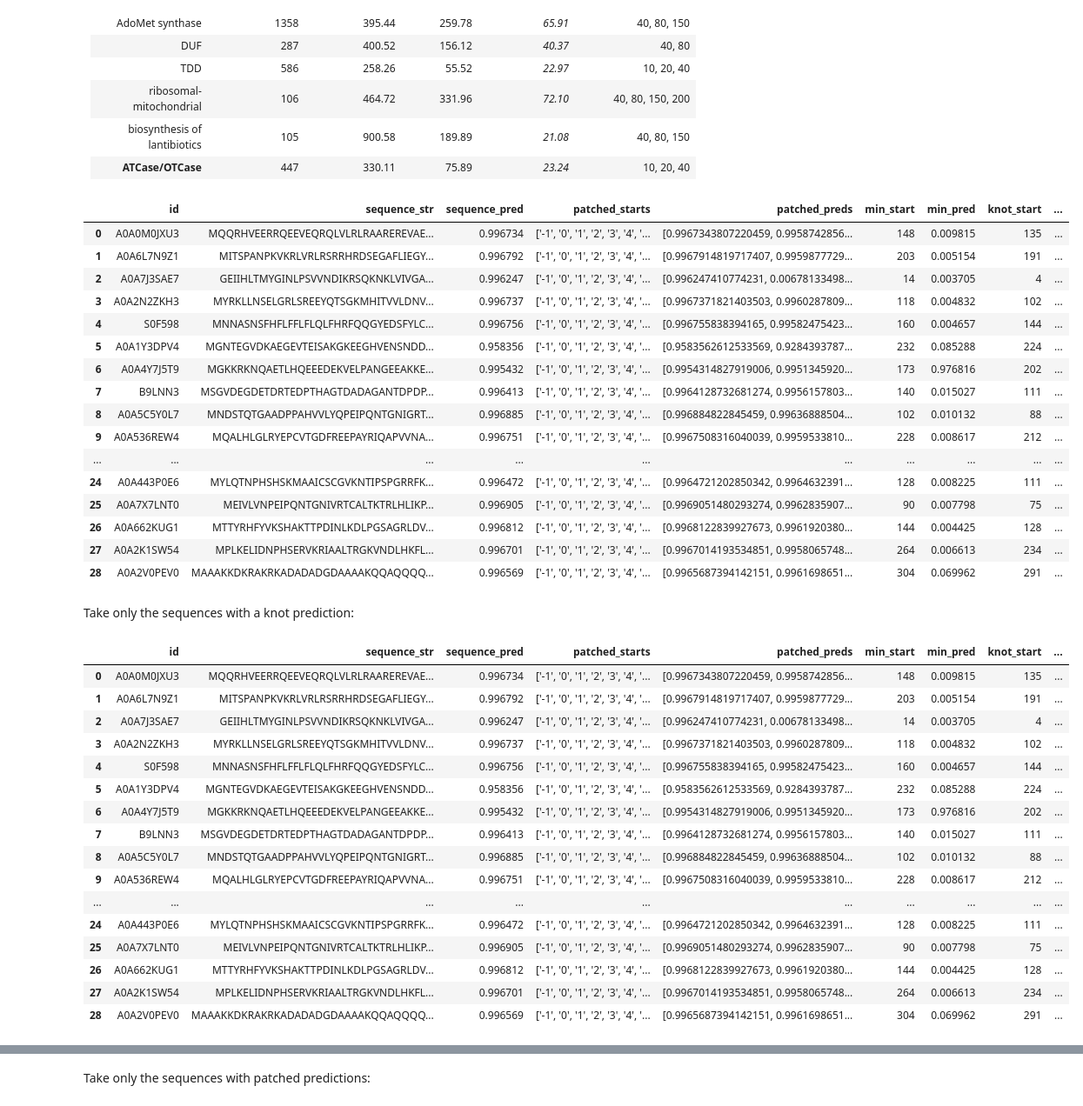
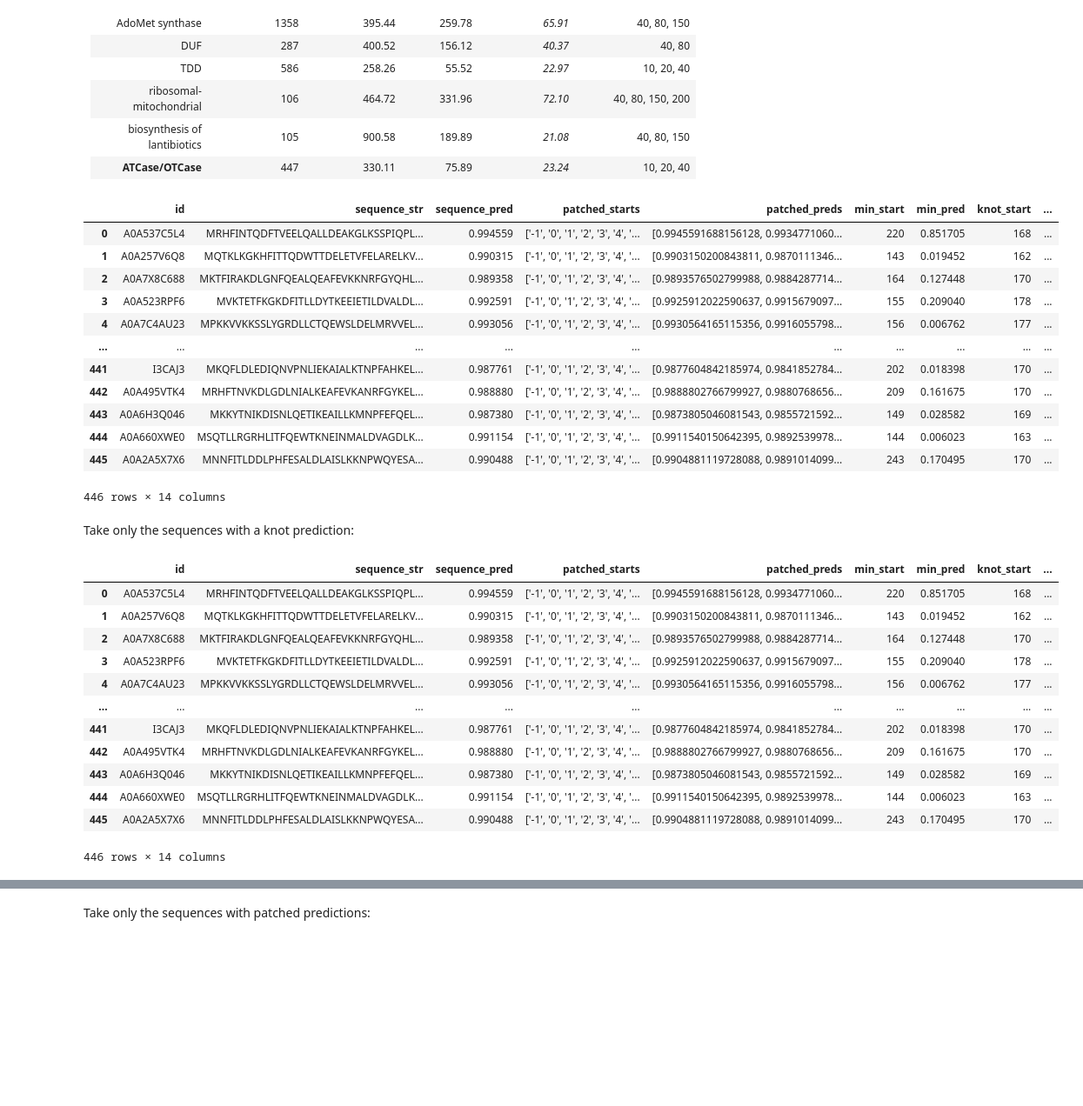
Before and after one commit to ML-Bioinfo-CEITEC/pknots_experiments, a Jupyter notebook: Interpretability/patching/M1/patching_script/display_patch_results.ipynb, the cells around one changed output, grey strips where cells are left out. Shown at 87% size. Cells and saved outputs as stored; diff of their text form; code cells hidden in the pictures; blank space fills up the shorter version.

```diff
--- a/Interpretability/patching/M1/patching_script/display_patch_results.ipynb
+++ b/Interpretability/patching/M1/patching_script/display_patch_results.ipynb
@@ -17,32 +17,27 @@ Patch sizes the team agreed on:
 | biosynthesis of lantibiotics | 105 | 900.58 | 189.89 | *21.08* | 40, 80, 150 |
 | **ATCase/OTCase** | 447 | 330.11 | 75.89 | *23.24* | 10, 20, 40 |
 # %%
-from datasets import Dataset, load_dataset
 import pandas as pd
 
-INPUT_CSV = f'/home/jovyan/data/patch_outputs//reduced_preds_overlaps_test_f_SPOUT_ps_50_v2023d.csv'
-PATCH_SIZE = 50
+INPUT_CSV = f'/home/jovyan/data/patch_outputs/reduced_preds_overlaps_test_f_ATCaseOTCase_ps_40_v2023d.csv'
+PATCH_SIZE = 40
 
 df = pd.read_csv(INPUT_CSV, sep=';')
 df
 # %% [output]
 |  | id | sequence_str | sequence_pred | patched_starts | patched_preds | min_start | min_pred | knot_start | ... |
-| 0 | A0A0M0JXU3 | MQQRHVEERRQEEVEQRQLVLRLRAAREREVAE... | 0.996734 | ['-1', '0', '1', '2', '3', '4', '... | [0.9967343807220459, 0.9958742856... | 148 | 0.009815 | 135 | ... |
-| 1 | A0A6L7N9Z1 | MITSPANPKVKRLVRLRSRRHRDSEGAFLIEGY... | 0.996792 | ['-1', '0', '1', '2', '3', '4', '... | [0.9967914819717407, 0.9959877729... | 203 | 0.005154 | 191 | ... |
-| 2 | A0A7J3SAE7 | GEIIHLTMYGINLPSVVNDIKRSQKNKLVIVGA... | 0.996247 | ['-1', '0', '1', '2', '3', '4', '... | [0.996247410774231, 0.00678133498... | 14 | 0.003705 | 4 | ... |
-| 3 | A0A2N2ZKH3 | MYRKLLNSELGRLSREEYQTSGKMHITVVLDNV... | 0.996737 | ['-1', '0', '1', '2', '3', '4', '... | [0.9967371821403503, 0.9960287809... | 118 | 0.004832 | 102 | ... |
-| 4 | S0F598 | MNNASNSFHFLFFLFLQLFHRFQQGYEDSFYLC... | 0.996756 | ['-1', '0', '1', '2', '3', '4', '... | [0.996755838394165, 0.99582475423... | 160 | 0.004657 | 144 | ... |
-| 5 | A0A1Y3DPV4 | MGNTEGVDKAEGEVTEISAKGKEEGHVENSNDD... | 0.958356 | ['-1', '0', '1', '2', '3', '4', '... | [0.9583562612533569, 0.9284393787... | 232 | 0.085288 | 224 | ... |
-| 6 | A0A4Y7J5T9 | MGKKRKNQAETLHQEEEDEKVELPANGEEAKKE... | 0.995432 | ['-1', '0', '1', '2', '3', '4', '... | [0.9954314827919006, 0.9951345920... | 173 | 0.976816 | 202 | ... |
-| 7 | B9LNN3 | MSGVDEGDETDRTEDPTHAGTDADAGANTDPDP... | 0.996413 | ['-1', '0', '1', '2', '3', '4', '... | [0.9964128732681274, 0.9956157803... | 140 | 0.015027 | 111 | ... |
-| 8 | A0A5C5Y0L7 | MNDSTQTGAADPPAHVVLYQPEIPQNTGNIGRT... | 0.996885 | ['-1', '0', '1', '2', '3', '4', '... | [0.996884822845459, 0.99636888504... | 102 | 0.010132 | 88 | ... |
-| 9 | A0A536REW4 | MQALHLGLRYEPCVTGDFREEPAYRIQAPVVNA... | 0.996751 | ['-1', '0', '1', '2', '3', '4', '... | [0.9967508316040039, 0.9959533810... | 228 | 0.008617 | 212 | ... |
+| 0 | A0A537C5L4 | MRHFINTQDFTVEELQALLDEAKGLKSSPIQPL... | 0.994559 | ['-1', '0', '1', '2', '3', '4', '... | [0.9945591688156128, 0.9934771060... | 220 | 0.851705 | 168 | ... |
+| 1 | A0A257V6Q8 | MQTKLKGKHFITTQDWTTDELETVFELARELKV... | 0.990315 | ['-1', '0', '1', '2', '3', '4', '... | [0.9903150200843811, 0.9870111346... | 143 | 0.019452 | 162 | ... |
+| 2 | A0A7X8C688 | MKTFIRAKDLGNFQEALQEAFEVKKNRFGYQHL... | 0.989358 | ['-1', '0', '1', '2', '3', '4', '... | [0.9893576502799988, 0.9884287714... | 164 | 0.127448 | 170 | ... |
+| 3 | A0A523RPF6 | MVKTETFKGKDFITLLDYTKEEIETILDVALDL... | 0.992591 | ['-1', '0', '1', '2', '3', '4', '... | [0.9925912022590637, 0.9915679097... | 155 | 0.209040 | 178 | ... |
+| 4 | A0A7C4AU23 | MPKKVVKKSSLYGRDLLCTQEWSLDELMRVVEL... | 0.993056 | ['-1', '0', '1', '2', '3', '4', '... | [0.9930564165115356, 0.9916055798... | 156 | 0.006762 | 177 | ... |
 | ... | ... | ... | ... | ... | ... | ... | ... | ... | ... |
-| 24 | A0A443P0E6 | MYLQTNPHSHSKMAAICSCGVKNTIPSPGRRFK... | 0.996472 | ['-1', '0', '1', '2', '3', '4', '... | [0.9964721202850342, 0.9964632391... | 128 | 0.008225 | 111 | ... |
-| 25 | A0A7X7LNT0 | MEIVLVNPEIPQNTGNIVRTCALTKTRLHLIKP... | 0.996905 | ['-1', '0', '1', '2', '3', '4', '... | [0.9969051480293274, 0.9962835907... | 90 | 0.007798 | 75 | ... |
-| 26 | A0A662KUG1 | MTTYRHFYVKSHAKTTPDINLKDLPGSAGRLDV... | 0.996812 | ['-1', '0', '1', '2', '3', '4', '... | [0.9968122839927673, 0.9961920380... | 144 | 0.004425 | 128 | ... |
-| 27 | A0A2K1SW54 | MPLKELIDNPHSERVKRIAALTRGKVNDLHKFL... | 0.996701 | ['-1', '0', '1', '2', '3', '4', '... | [0.9967014193534851, 0.9958065748... | 264 | 0.006613 | 234 | ... |
-| 28 | A0A2V0PEV0 | MAAAKKDKRAKRKADADADGDAAAAKQQAQQQQ... | 0.996569 | ['-1', '0', '1', '2', '3', '4', '... | [0.9965687394142151, 0.9961698651... | 304 | 0.069962 | 291 | ... |
+| 441 | I3CAJ3 | MKQFLDLEDIQNVPNLIEKAIALKTNPFAHKEL... | 0.987761 | ['-1', '0', '1', '2', '3', '4', '... | [0.9877604842185974, 0.9841852784... | 202 | 0.018398 | 170 | ... |
+| 442 | A0A495VTK4 | MRHFTNVKDLGDLNIALKEAFEVKANRFGYKEL... | 0.988880 | ['-1', '0', '1', '2', '3', '4', '... | [0.9888802766799927, 0.9880768656... | 209 | 0.161675 | 170 | ... |
+| 443 | A0A6H3Q046 | MKKYTNIKDISNLQETIKEAILLKMNPFEFQEL... | 0.987380 | ['-1', '0', '1', '2', '3', '4', '... | [0.9873805046081543, 0.9855721592... | 149 | 0.028582 | 169 | ... |
+| 444 | A0A660XWE0 | MSQTLLRGRHLITFQEWTKNEINMALDVAGDLK... | 0.991154 | ['-1', '0', '1', '2', '3', '4', '... | [0.9911540150642395, 0.9892539978... | 144 | 0.006023 | 163 | ... |
+| 445 | A0A2A5X7X6 | MNNFITLDDLPHFESALDLAISLKKNPWQYESA... | 0.990488 | ['-1', '0', '1', '2', '3', '4', '... | [0.9904881119728088, 0.9891014099... | 243 | 0.170495 | 170 | ... |
+446 rows × 14 columns
 # %% [markdown]
 Take only the sequences with a knot prediction:
 # %%
@@ -51,22 +46,18 @@ df = df.loc[df['sequence_pred'].notnull()]
 df
 # %% [output]
 |  | id | sequence_str | sequence_pred | patched_starts | patched_preds | min_start | min_pred | knot_start | ... |
-| 0 | A0A0M0JXU3 | MQQRHVEERRQEEVEQRQLVLRLRAAREREVAE... | 0.996734 | ['-1', '0', '1', '2', '3', '4', '... | [0.9967343807220459, 0.9958742856... | 148 | 0.009815 | 135 | ... |
-| 1 | A0A6L7N9Z1 | MITSPANPKVKRLVRLRSRRHRDSEGAFLIEGY... | 0.996792 | ['-1', '0', '1', '2', '3', '4', '... | [0.9967914819717407, 0.9959877729... | 203 | 0.005154 | 191 | ... |
-| 2 | A0A7J3SAE7 | GEIIHLTMYGINLPSVVNDIKRSQKNKLVIVGA... | 0.996247 | ['-1', '0', '1', '2', '3', '4', '... | [0.996247410774231, 0.00678133498... | 14 | 0.003705 | 4 | ... |
-| 3 | A0A2N2ZKH3 | MYRKLLNSELGRLSREEYQTSGKMHITVVLDNV... | 0.996737 | ['-1', '0', '1', '2', '3', '4', '... | [0.9967371821403503, 0.9960287809... | 118 | 0.004832 | 102 | ... |
-| 4 | S0F598 | MNNASNSFHFLFFLFLQLFHRFQQGYEDSFYLC... | 0.996756 | ['-1', '0', '1', '2', '3', '4', '... | [0.996755838394165, 0.99582475423... | 160 | 0.004657 | 144 | ... |
-| 5 | A0A1Y3DPV4 | MGNTEGVDKAEGEVTEISAKGKEEGHVENSNDD... | 0.958356 | ['-1', '0', '1', '2', '3', '4', '... | [0.9583562612533569, 0.9284393787... | 232 | 0.085288 | 224 | ... |
-| 6 | A0A4Y7J5T9 | MGKKRKNQAETLHQEEEDEKVELPANGEEAKKE... | 0.995432 | ['-1', '0', '1', '2', '3', '4', '... | [0.9954314827919006, 0.9951345920... | 173 | 0.976816 | 202 | ... |
-| 7 | B9LNN3 | MSGVDEGDETDRTEDPTHAGTDADAGANTDPDP... | 0.996413 | ['-1', '0', '1', '2', '3', '4', '... | [0.9964128732681274, 0.9956157803... | 140 | 0.015027 | 111 | ... |
-| 8 | A0A5C5Y0L7 | MNDSTQTGAADPPAHVVLYQPEIPQNTGNIGRT... | 0.996885 | ['-1', '0', '1', '2', '3', '4', '... | [0.996884822845459, 0.99636888504... | 102 | 0.010132 | 88 | ... |
-| 9 | A0A536REW4 | MQALHLGLRYEPCVTGDFREEPAYRIQAPVVNA... | 0.996751 | ['-1', '0', '1', '2', '3', '4', '... | [0.9967508316040039, 0.9959533810... | 228 | 0.008617 | 212 | ... |
+| 0 | A0A537C5L4 | MRHFINTQDFTVEELQALLDEAKGLKSSPIQPL... | 0.994559 | ['-1', '0', '1', '2', '3', '4', '... | [0.9945591688156128, 0.9934771060... | 220 | 0.851705 | 168 | ... |
+| 1 | A0A257V6Q8 | MQTKLKGKHFITTQDWTTDELETVFELARELKV... | 0.990315 | ['-1', '0', '1', '2', '3', '4', '... | [0.9903150200843811, 0.9870111346... | 143 | 0.019452 | 162 | ... |
+| 2 | A0A7X8C688 | MKTFIRAKDLGNFQEALQEAFEVKKNRFGYQHL... | 0.989358 | ['-1', '0', '1', '2', '3', '4', '... | [0.9893576502799988, 0.9884287714... | 164 | 0.127448 | 170 | ... |
+| 3 | A0A523RPF6 | MVKTETFKGKDFITLLDYTKEEIETILDVALDL... | 0.992591 | ['-1', '0', '1', '2', '3', '4', '... | [0.9925912022590637, 0.9915679097... | 155 | 0.209040 | 178 | ... |
+| 4 | A0A7C4AU23 | MPKKVVKKSSLYGRDLLCTQEWSLDELMRVVEL... | 0.993056 | ['-1', '0', '1', '2', '3', '4', '... | [0.9930564165115356, 0.9916055798... | 156 | 0.006762 | 177 | ... |
 | ... | ... | ... | ... | ... | ... | ... | ... | ... | ... |
-| 24 | A0A443P0E6 | MYLQTNPHSHSKMAAICSCGVKNTIPSPGRRFK... | 0.996472 | ['-1', '0', '1', '2', '3', '4', '... | [0.9964721202850342, 0.9964632391... | 128 | 0.008225 | 111 | ... |
-| 25 | A0A7X7LNT0 | MEIVLVNPEIPQNTGNIVRTCALTKTRLHLIKP... | 0.996905 | ['-1', '0', '1', '2', '3', '4', '... | [0.9969051480293274, 0.9962835907... | 90 | 0.007798 | 75 | ... |
-| 26 | A0A662KUG1 | MTTYRHFYVKSHAKTTPDINLKDLPGSAGRLDV... | 0.996812 | ['-1', '0', '1', '2', '3', '4', '... | [0.9968122839927673, 0.9961920380... | 144 | 0.004425 | 128 | ... |
-| 27 | A0A2K1SW54 | MPLKELIDNPHSERVKRIAALTRGKVNDLHKFL... | 0.996701 | ['-1', '0', '1', '2', '3', '4', '... | [0.9967014193534851, 0.9958065748... | 264 | 0.006613 | 234 | ... |
-| 28 | A0A2V0PEV0 | MAAAKKDKRAKRKADADADGDAAAAKQQAQQQQ... | 0.996569 | ['-1', '0', '1', '2', '3', '4', '... | [0.9965687394142151, 0.9961698651... | 304 | 0.069962 | 291 | ... |
+| 441 | I3CAJ3 | MKQFLDLEDIQNVPNLIEKAIALKTNPFAHKEL... | 0.987761 | ['-1', '0', '1', '2', '3', '4', '... | [0.9877604842185974, 0.9841852784... | 202 | 0.018398 | 170 | ... |
+| 442 | A0A495VTK4 | MRHFTNVKDLGDLNIALKEAFEVKANRFGYKEL... | 0.988880 | ['-1', '0', '1', '2', '3', '4', '... | [0.9888802766799927, 0.9880768656... | 209 | 0.161675 | 170 | ... |
+| 443 | A0A6H3Q046 | MKKYTNIKDISNLQETIKEAILLKMNPFEFQEL... | 0.987380 | ['-1', '0', '1', '2', '3', '4', '... | [0.9873805046081543, 0.9855721592... | 149 | 0.028582 | 169 | ... |
+| 444 | A0A660XWE0 | MSQTLLRGRHLITFQEWTKNEINMALDVAGDLK... | 0.991154 | ['-1', '0', '1', '2', '3', '4', '... | [0.9911540150642395, 0.9892539978... | 144 | 0.006023 | 163 | ... |
+| 445 | A0A2A5X7X6 | MNNFITLDDLPHFESALDLAISLKKNPWQYESA... | 0.990488 | ['-1', '0', '1', '2', '3', '4', '... | [0.9904881119728088, 0.9891014099... | 243 | 0.170495 | 170 | ... |
+446 rows × 14 columns
 # %%
 # sequences that would get predicted as having a knot:
 df = df.loc[df['sequence_pred'] > 0.5]
```
Also changed, not shown: parts of 8 cells of this notebook, 3 other files.
